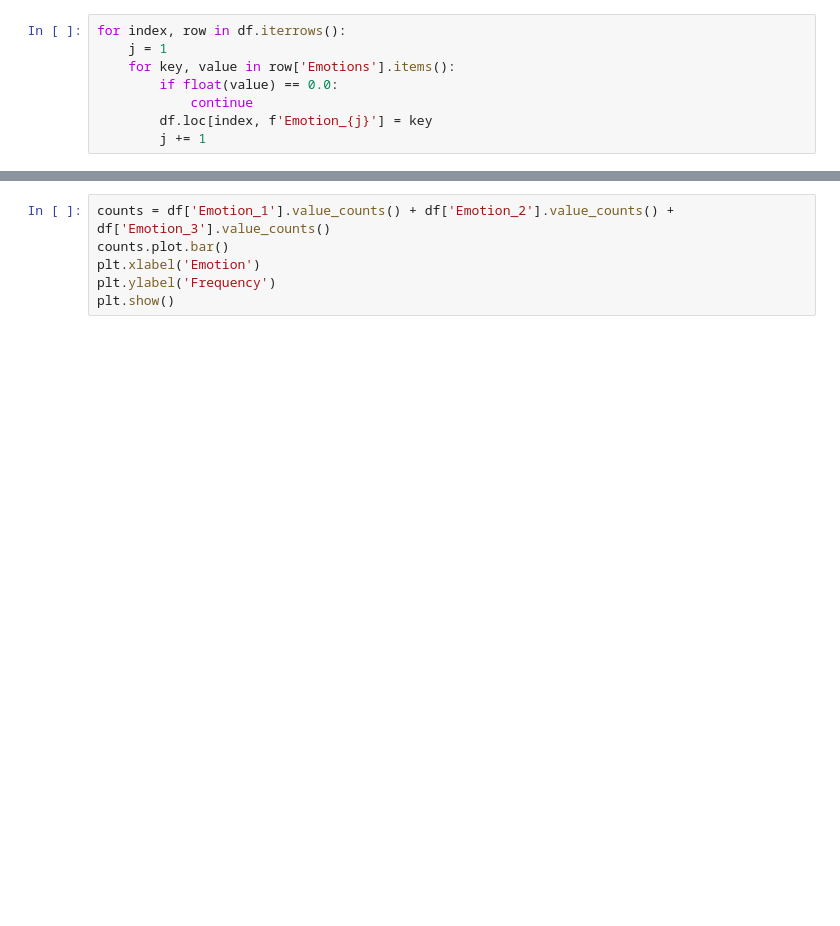
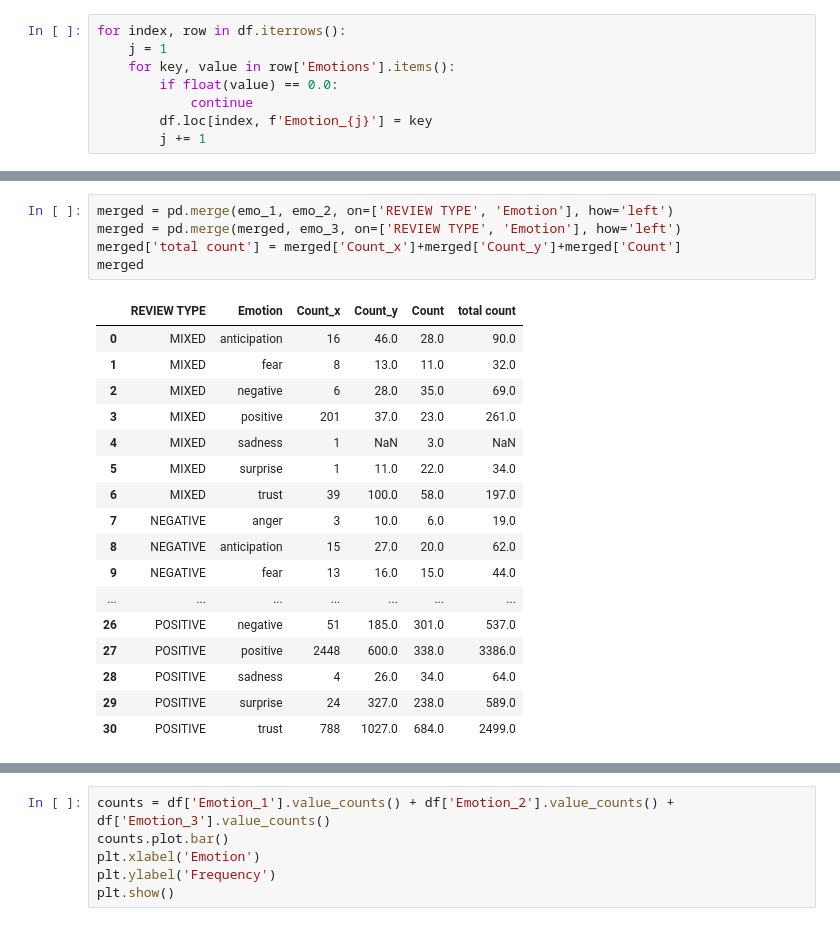
Before and after one commit to MiracleSkyHawk/RSM8415_GA1, a Jupyter notebook: RSM8415_GA1_Jesse.ipynb, the cells around one changed output, grey strips where cells are left out. Saved outputs shown, nothing was run; the diff lists cells and outputs as text; blank space fills up the shorter version.

```diff
--- a/RSM8415_GA1_Jesse.ipynb
+++ b/RSM8415_GA1_Jesse.ipynb
@@ -258,0 +266,23 @@ df.head(3)
+# %%
+merged = pd.merge(emo_1, emo_2, on=['REVIEW TYPE', 'Emotion'], how='left')
+merged = pd.merge(merged, emo_3, on=['REVIEW TYPE', 'Emotion'], how='left')
+merged['total count'] = merged['Count_x']+merged['Count_y']+merged['Count']
+merged
+# %% [output]
+|  | REVIEW TYPE | Emotion | Count_x | Count_y | Count | total count |
+| 0 | MIXED | anticipation | 16 | 46.0 | 28.0 | 90.0 |
+| 1 | MIXED | fear | 8 | 13.0 | 11.0 | 32.0 |
+| 2 | MIXED | negative | 6 | 28.0 | 35.0 | 69.0 |
+| 3 | MIXED | positive | 201 | 37.0 | 23.0 | 261.0 |
+| 4 | MIXED | sadness | 1 | NaN | 3.0 | NaN |
+| 5 | MIXED | surprise | 1 | 11.0 | 22.0 | 34.0 |
+| 6 | MIXED | trust | 39 | 100.0 | 58.0 | 197.0 |
+| 7 | NEGATIVE | anger | 3 | 10.0 | 6.0 | 19.0 |
+| 8 | NEGATIVE | anticipation | 15 | 27.0 | 20.0 | 62.0 |
+| 9 | NEGATIVE | fear | 13 | 16.0 | 15.0 | 44.0 |
+| ... | ... | ... | ... | ... | ... | ... |
+| 26 | POSITIVE | negative | 51 | 185.0 | 301.0 | 537.0 |
+| 27 | POSITIVE | positive | 2448 | 600.0 | 338.0 | 3386.0 |
+| 28 | POSITIVE | sadness | 4 | 26.0 | 34.0 | 64.0 |
+| 29 | POSITIVE | surprise | 24 | 327.0 | 238.0 | 589.0 |
+| 30 | POSITIVE | trust | 788 | 1027.0 | 684.0 | 2499.0 |
```
Also changed, not shown: parts of 2 cells of this notebook.
